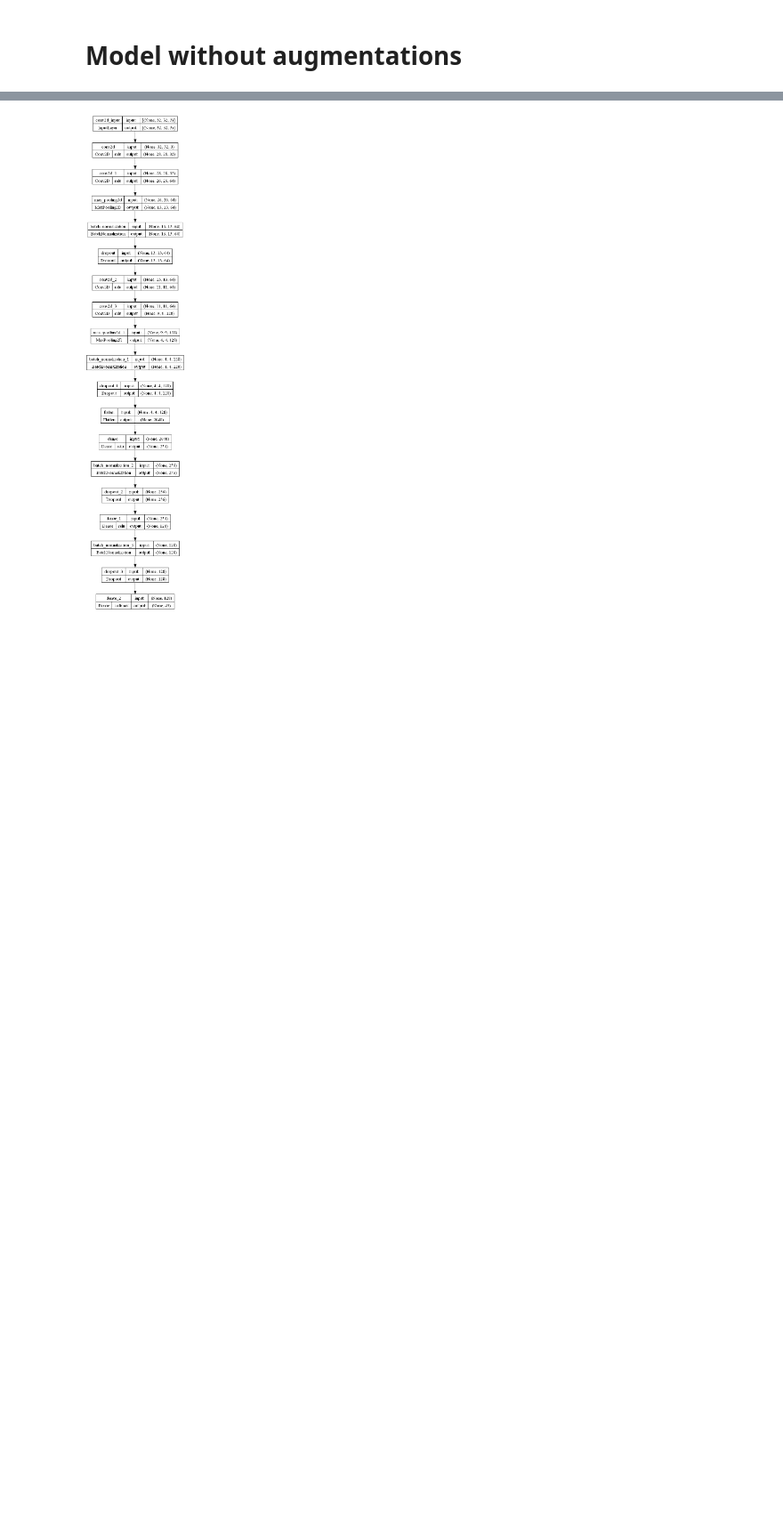
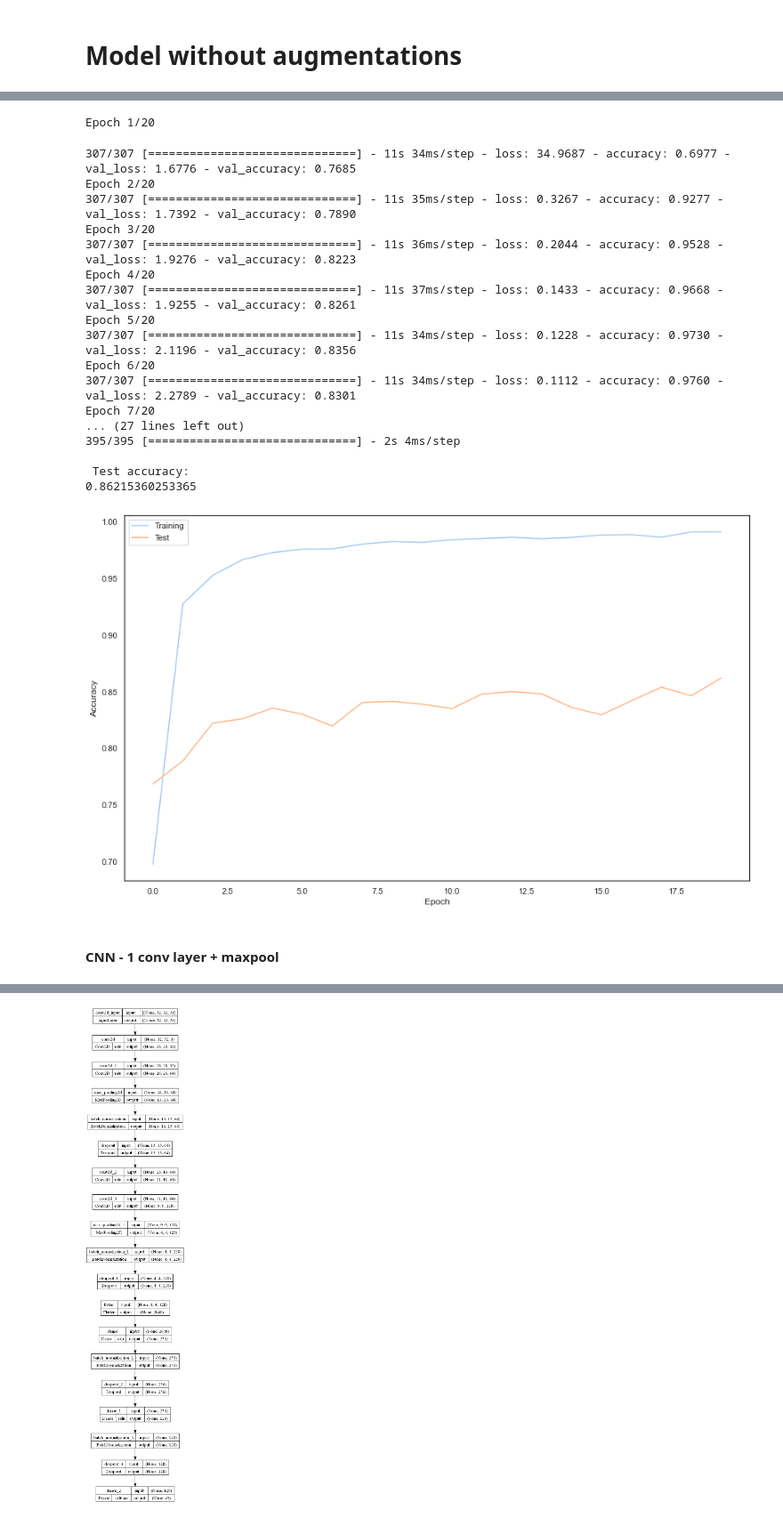
Before and after one commit to imarekkus/Master-s_Thesis, a Jupyter notebook: kody/EDA + Model.ipynb, the cells around one changed output, grey strips where cells are left out. Shown at 89% size. Saved outputs shown, nothing was run; the diff lists cells and outputs as text; code cells hidden in the pictures; blank space fills up the shorter version.

```diff
--- a/kody/EDA + Model.ipynb
+++ b/kody/EDA + Model.ipynb
@@ -614,0 +691,61 @@ _________________________________________________________________
+# %%
+# Setting up parameters
+epochs = 20
+batch_size = 128
+opt_adam = Adam(lr = 0.001)
+
+# Compiling model
+model.compile(
+    loss = 'categorical_crossentropy',
+    optimizer = opt_adam,
+    metrics = ['accuracy']
+);
+
+# Training model
+model_history = model.fit(X_train, y_train, batch_size=batch_size, epochs=epochs, validation_data = (X_test, y_test))
+
+# Predicting on test data
+y_predict = np.argmax(model.predict(X_test), axis=1)
+
+# Checking accuracy on test data
+print('\n Test accuracy: ')
+print(accuracy_score(np.array(testLabels), y_predict))
+
+# Setting up size of plot and theme
+sns.set_theme(style="white", palette="pastel")
+plt.figure(figsize=(15,9))
+
+# Plotting accuracy
+plt.plot(model_history.history['accuracy'])
+plt.plot(model_history.history['val_accuracy'])
+
+# Setting up labels
+plt.xlabel('Epoch')
+plt.ylabel('Accuracy')
+
+# and legend
+plt.legend(['Training', 'Test'], loc='upper left')
+
+plt.show()
+# %% [output]
+Epoch 1/20
+307/307 [==============================] - 11s 34ms/step - loss: 34.9687 - accuracy: 0.6977 - val_loss: 1.6776 - val_accuracy: 0.7685
+Epoch 2/20
+307/307 [==============================] - 11s 35ms/step - loss: 0.3267 - accuracy: 0.9277 - val_loss: 1.7392 - val_accuracy: 0.7890
+Epoch 3/20
+307/307 [==============================] - 11s 36ms/step - loss: 0.2044 - accuracy: 0.9528 - val_loss: 1.9276 - val_accuracy: 0.8223
+Epoch 4/20
+307/307 [==============================] - 11s 37ms/step - loss: 0.1433 - accuracy: 0.9668 - val_loss: 1.9255 - val_accuracy: 0.8261
+Epoch 5/20
+307/307 [==============================] - 11s 34ms/step - loss: 0.1228 - accuracy: 0.9730 - val_loss: 2.1196 - val_accuracy: 0.8356
+Epoch 6/20
+307/307 [==============================] - 11s 34ms/step - loss: 0.1112 - accuracy: 0.9760 - val_loss: 2.2789 - val_accuracy: 0.8301
+Epoch 7/20
+... (27 lines left out)
+395/395 [==============================] - 2s 4ms/step
+
+ Test accuracy:
+0.86215360253365
+[figure, added]
+# %% [markdown]
+#### CNN - 1 conv layer + maxpool
```
Also changed, not shown: parts of 65 cells of this notebook, 6 other files.
